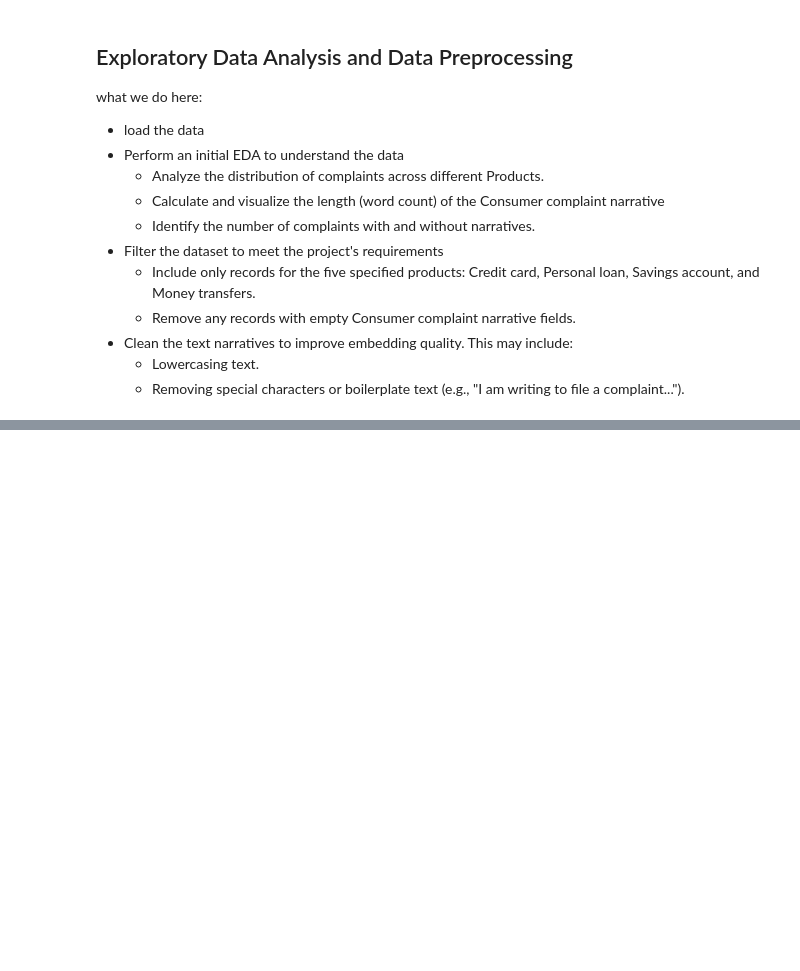
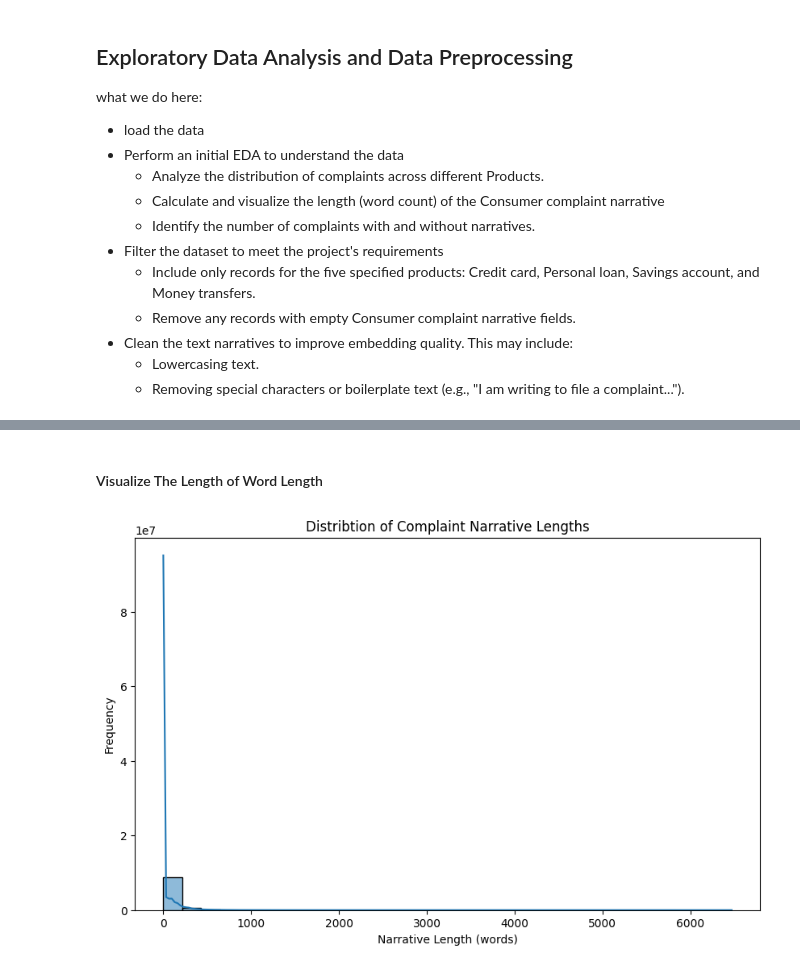
Before and after one commit to Kidist-c/rag-complaint-chatbot, a Jupyter notebook: notebooks/eda.ipynb, the cells around one changed output, grey strips where cells are left out. Saved outputs shown, nothing was run; the diff lists cells and outputs as text; code cells hidden in the pictures; blank space fills up the shorter version.

```diff
--- a/notebooks/eda.ipynb
+++ b/notebooks/eda.ipynb
@@ -27,0 +80,2 @@ df.head()
+# %%
+processer.add_narative_length()
@@ -27,0 +97,6 @@ df.head()
+# %% [markdown]
+#### Visualize The Length of Word Length
+# %%
+processer.plot_narrative_length_distribution()
+# %% [output]
+[figure, added]
```
Also changed, not shown: parts of 25 cells of this notebook, 1 other file.
